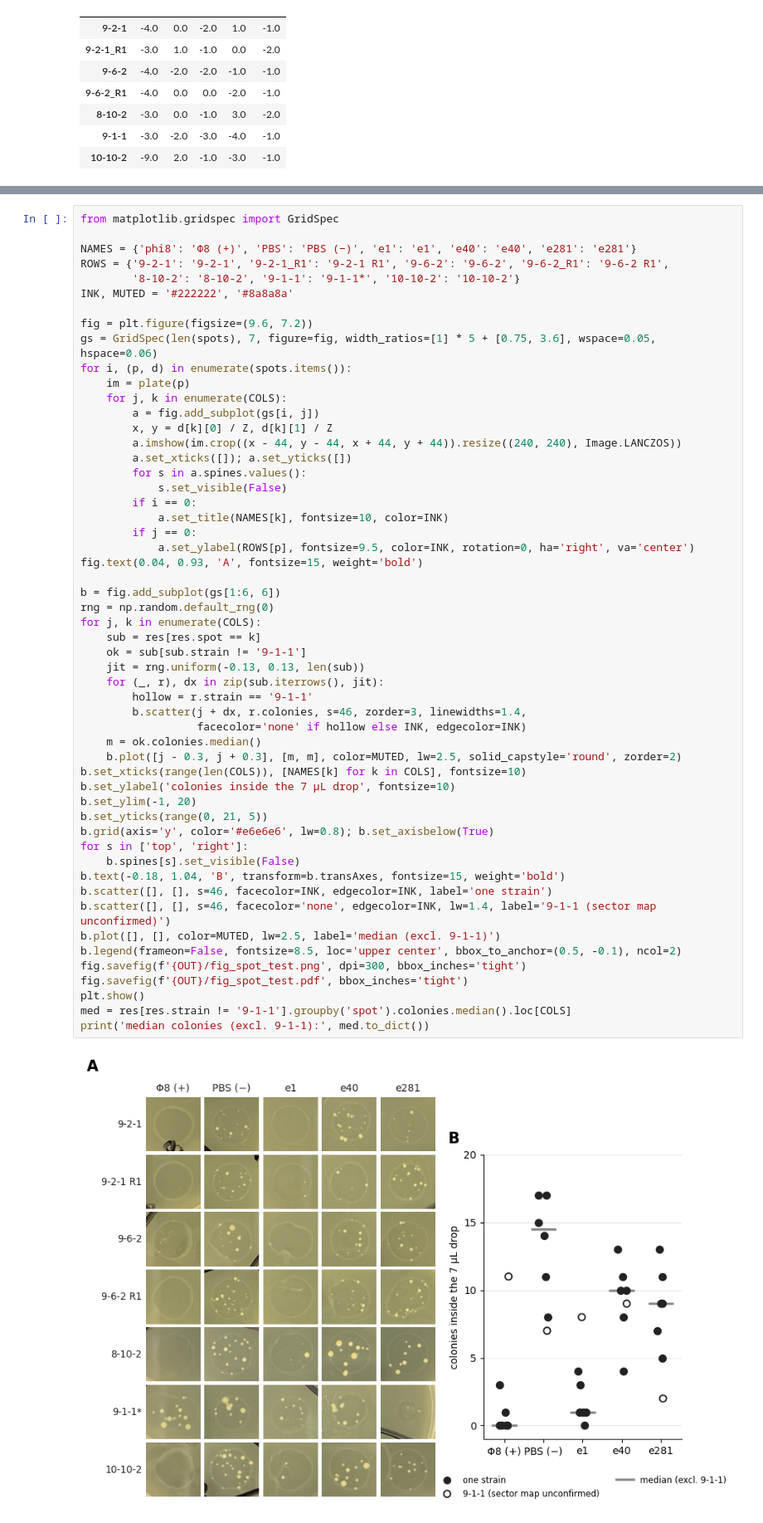
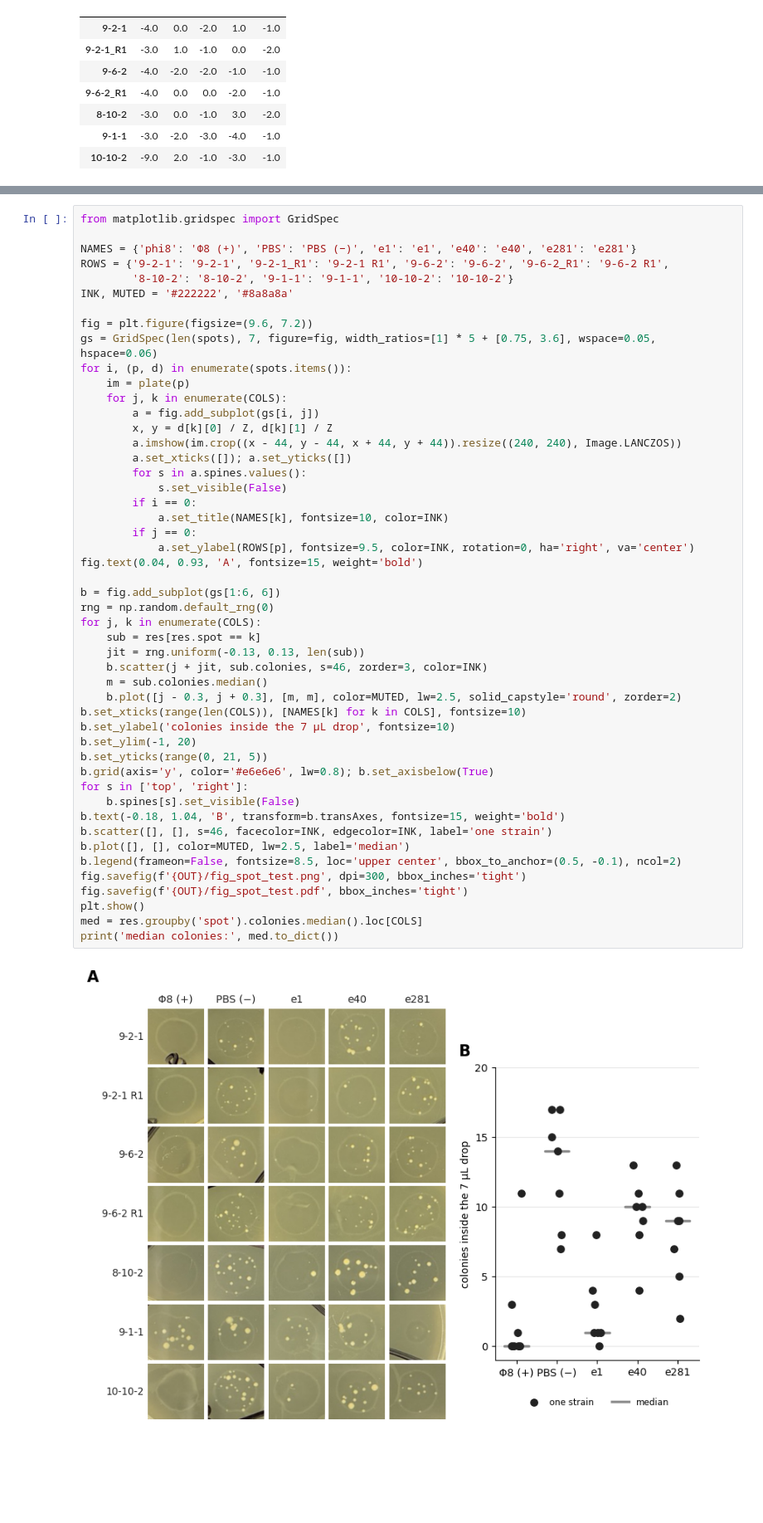
Before and after one commit to A1ex-Ch3n/igem-2026, a Jupyter notebook: code/1016_spot_test_result.ipynb, the cells around one changed output, grey strips where cells are left out. Shown at 83% size. Drawn from its saved outputs; the diff is of its cells as text; blank space fills up the shorter version.

```diff
--- a/code/1016_spot_test_result.ipynb
+++ b/code/1016_spot_test_result.ipynb
@@ -156,7 +158,7 @@ from matplotlib.gridspec import GridSpec
 
 NAMES = {'phi8': 'Φ8 (+)', 'PBS': 'PBS (−)', 'e1': 'e1', 'e40': 'e40', 'e281': 'e281'}
 ROWS = {'9-2-1': '9-2-1', '9-2-1_R1': '9-2-1 R1', '9-6-2': '9-6-2', '9-6-2_R1': '9-6-2 R1',
-        '8-10-2': '8-10-2', '9-1-1': '9-1-1*', '10-10-2': '10-10-2'}
+        '8-10-2': '8-10-2', '9-1-1': '9-1-1', '10-10-2': '10-10-2'}
 INK, MUTED = '#222222', '#8a8a8a'
 
 fig = plt.figure(figsize=(9.6, 7.2))
@@ -169,41 +171,36 @@ for i, (p, d) in enumerate(spots.items()):
         a.imshow(im.crop((x - 44, y - 44, x + 44, y + 44)).resize((240, 240), Image.LANCZOS))
         a.set_xticks([]); a.set_yticks([])
         for s in a.spines.values():
             s.set_visible(False)
         if i == 0:
             a.set_title(NAMES[k], fontsize=10, color=INK)
         if j == 0:
             a.set_ylabel(ROWS[p], fontsize=9.5, color=INK, rotation=0, ha='right', va='center')
 fig.text(0.04, 0.93, 'A', fontsize=15, weight='bold')
 
 b = fig.add_subplot(gs[1:6, 6])
 rng = np.random.default_rng(0)
 for j, k in enumerate(COLS):
     sub = res[res.spot == k]
-    ok = sub[sub.strain != '9-1-1']
     jit = rng.uniform(-0.13, 0.13, len(sub))
-    for (_, r), dx in zip(sub.iterrows(), jit):
-        hollow = r.strain == '9-1-1'
-        b.scatter(j + dx, r.colonies, s=46, zorder=3, linewidths=1.4,
-                  facecolor='none' if hollow else INK, edgecolor=INK)
-    m = ok.colonies.median()
+    b.scatter(j + jit, sub.colonies, s=46, zorder=3, color=INK)
+    m = sub.colonies.median()
     b.plot([j - 0.3, j + 0.3], [m, m], color=MUTED, lw=2.5, solid_capstyle='round', zorder=2)
 b.set_xticks(range(len(COLS)), [NAMES[k] for k in COLS], fontsize=10)
 b.set_ylabel('colonies inside the 7 µL drop', fontsize=10)
 b.set_ylim(-1, 20)
 b.set_yticks(range(0, 21, 5))
 b.grid(axis='y', color='#e6e6e6', lw=0.8); b.set_axisbelow(True)
 for s in ['top', 'right']:
     b.spines[s].set_visible(False)
 b.text(-0.18, 1.04, 'B', transform=b.transAxes, fontsize=15, weight='bold')
 b.scatter([], [], s=46, facecolor=INK, edgecolor=INK, label='one strain')
-b.scatter([], [], s=46, facecolor='none', edgecolor=INK, lw=1.4, label='9-1-1 (sector map unconfirmed)')
-b.plot([], [], color=MUTED, lw=2.5, label='median (excl. 9-1-1)')
+b.plot([], [], color=MUTED, lw=2.5, label='median')
 b.legend(frameon=False, fontsize=8.5, loc='upper center', bbox_to_anchor=(0.5, -0.1), ncol=2)
 fig.savefig(f'{OUT}/fig_spot_test.png', dpi=300, bbox_inches='tight')
 fig.savefig(f'{OUT}/fig_spot_test.pdf', bbox_inches='tight')
 plt.show()
-med = res[res.strain != '9-1-1'].groupby('spot').colonies.median().loc[COLS]
-print('median colonies (excl. 9-1-1):', med.to_dict())
+med = res.groupby('spot').colonies.median().loc[COLS]
+print('median colonies:', med.to_dict())
 # %% [output]
-[figure, old version]
+[figure, new version]
```
Also changed, not shown: parts of 5 cells of this notebook, 3 other files.
